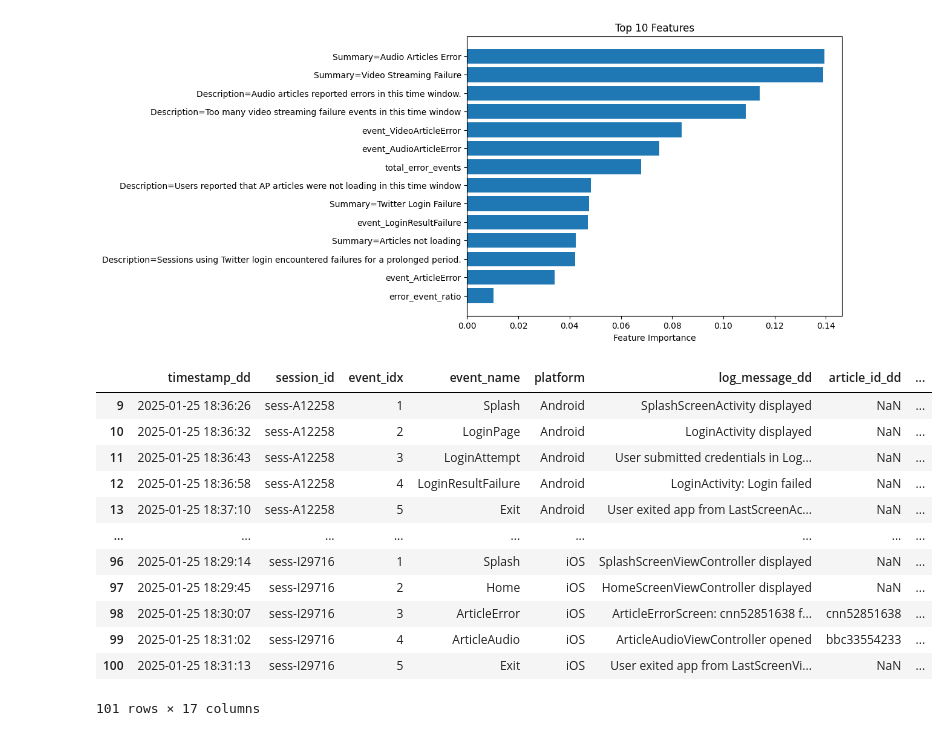
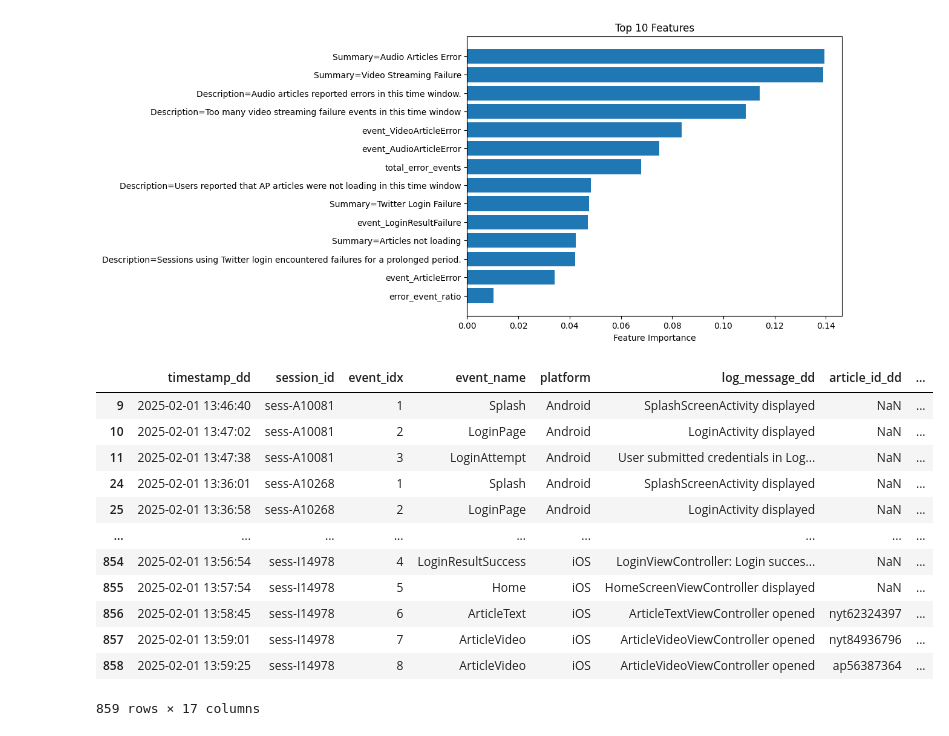
Before and after one commit to kedar1607/AI-RCA, a Jupyter notebook: data_consolidation.ipynb, the cells around one changed output. Drawn from its saved outputs; the diff is of its cells as text; code cells hidden in the pictures.

```diff
--- a/data_consolidation.ipynb
+++ b/data_consolidation.ipynb
@@ -337,39 +337,39 @@ Top features by importance:
 # %%
  # Define a time window for consolidation (adjust as needed)
 # '2025-01-21 18:52:53 - 2025-01-21 19:11:46',
 # '2025-01-15 22:22:13 - 2025-01-15 22:50:17',
 # '2025-01-13 09:10:44 - 2025-01-13 09:26:19',
 # '2025-01-16 08:54:53 - 2025-01-16 09:17:53',
 # '2025-01-06 06:23:57 - 2025-01-06 06:50:22',
 # '2025-01-03 16:23:42 - 2025-01-03 16:52:58',
 # '2025-01-29 11:27:04 - 2025-01-29 11:55:31',
 # '2025-01-19 04:44:03 - 2025-01-19 04:55:12',
 # '2025-01-07 10:16:18 - 2025-01-07 10:28:52',
 # '2025-01-31 03:43:25 - 2025-01-31 04:05:10',
 # '2025-01-07 21:29:32 - 2025-01-07 21:56:43',
 # '2025-01-30 02:58:41 - 2025-01-30 03:18:52',
 # '2025-01-30 14:05:40 - 2025-01-30 14:34:51',
 # '2025-01-28 19:49:34 - 2025-01-28 20:04:12',
 # '2025-01-05 09:00:32 - 2025-01-05 09:14:09',
 # '2025-01-08 12:48:44 - 2025-01-08 13:05:30',
 # '2025-01-02 08:19:15 - 2025-01-02 08:45:38', '2025-01-30 15:09:07 - 2025-01-30 15:23:00', '2025-01-23 05:39:46 - 2025-01-23 05:53:28', '2025-01-18 07:16:59 - 2025-01-18 07:40:22', '2025-01-15 02:58:02 - 2025-01-15 03:13:11', '2025-01-28 15:09:15 - 2025-01-28 15:25:16', '2025-01-09 20:33:53 - 2025-01-09 20:57:52', '2025-01-06 12:20:51 - 2025-01-06 12:37:45', '2025-01-09 23:29:27 - 2025-01-09 23:44:24', '2025-01-03 03:35:11 - 2025-01-03 03:50:45', '2025-01-14 22:41:55 - 2025-01-14 23:04:51', '2025-01-21 05:57:33 - 2025-01-21 06:23:37', '2025-01-25 22:13:52 - 2025-01-25 22:34:41', '2025-01-06 11:24:48 - 2025-01-06 11:41:54', '2025-01-14 18:22:01 - 2025-01-14 18:45:27', '2025-01-10 07:14:43 - 2025-01-10 07:39:12']"
-start_time = pd.to_datetime("2025-01-25 18:25:04")
-end_time   = pd.to_datetime("2025-01-25 18:52:45")
+start_time = pd.to_datetime("2025-02-01 12:00:00")
+end_time   = pd.to_datetime("2025-02-01 16:00:00")
 consolidate(start_time, end_time)
 # %% [output]
 |  | timestamp_dd | session_id | event_idx | event_name | platform | log_message_dd | article_id_dd | ... |
-| 9 | 2025-01-25 18:36:26 | sess-A12258 | 1 | Splash | Android | SplashScreenActivity displayed | NaN | ... |
-| 10 | 2025-01-25 18:36:32 | sess-A12258 | 2 | LoginPage | Android | LoginActivity displayed | NaN | ... |
-| 11 | 2025-01-25 18:36:43 | sess-A12258 | 3 | LoginAttempt | Android | User submitted credentials in Log... | NaN | ... |
-| 12 | 2025-01-25 18:36:58 | sess-A12258 | 4 | LoginResultFailure | Android | LoginActivity: Login failed | NaN | ... |
-| 13 | 2025-01-25 18:37:10 | sess-A12258 | 5 | Exit | Android | User exited app from LastScreenAc... | NaN | ... |
+| 9 | 2025-02-01 13:46:40 | sess-A10081 | 1 | Splash | Android | SplashScreenActivity displayed | NaN | ... |
+| 10 | 2025-02-01 13:47:02 | sess-A10081 | 2 | LoginPage | Android | LoginActivity displayed | NaN | ... |
+| 11 | 2025-02-01 13:47:38 | sess-A10081 | 3 | LoginAttempt | Android | User submitted credentials in Log... | NaN | ... |
+| 24 | 2025-02-01 13:36:01 | sess-A10268 | 1 | Splash | Android | SplashScreenActivity displayed | NaN | ... |
+| 25 | 2025-02-01 13:36:58 | sess-A10268 | 2 | LoginPage | Android | LoginActivity displayed | NaN | ... |
 | ... | ... | ... | ... | ... | ... | ... | ... | ... |
-| 96 | 2025-01-25 18:29:14 | sess-I29716 | 1 | Splash | iOS | SplashScreenViewController displayed | NaN | ... |
-| 97 | 2025-01-25 18:29:45 | sess-I29716 | 2 | Home | iOS | HomeScreenViewController displayed | NaN | ... |
-| 98 | 2025-01-25 18:30:07 | sess-I29716 | 3 | ArticleError | iOS | ArticleErrorScreen: cnn52851638 f... | cnn52851638 | ... |
-| 99 | 2025-01-25 18:31:02 | sess-I29716 | 4 | ArticleAudio | iOS | ArticleAudioViewController opened | bbc33554233 | ... |
-| 100 | 2025-01-25 18:31:13 | sess-I29716 | 5 | Exit | iOS | User exited app from LastScreenVi... | NaN | ... |
+| 854 | 2025-02-01 13:56:54 | sess-I14978 | 4 | LoginResultSuccess | iOS | LoginViewController: Login succes... | NaN | ... |
+| 855 | 2025-02-01 13:57:54 | sess-I14978 | 5 | Home | iOS | HomeScreenViewController displayed | NaN | ... |
+| 856 | 2025-02-01 13:58:45 | sess-I14978 | 6 | ArticleText | iOS | ArticleTextViewController opened | nyt62324397 | ... |
+| 857 | 2025-02-01 13:59:01 | sess-I14978 | 7 | ArticleVideo | iOS | ArticleVideoViewController opened | nyt84936796 | ... |
+| 858 | 2025-02-01 13:59:25 | sess-I14978 | 8 | ArticleVideo | iOS | ArticleVideoViewController opened | ap56387364 | ... |
-101 rows × 17 columns
+859 rows × 17 columns
 # %%
 # Find a session with session_id = sess-I14083
 df = pd.read_csv("consolidated_logs.csv")
```
Also changed, not shown: parts of 1 cell of this notebook, 1 other file.
